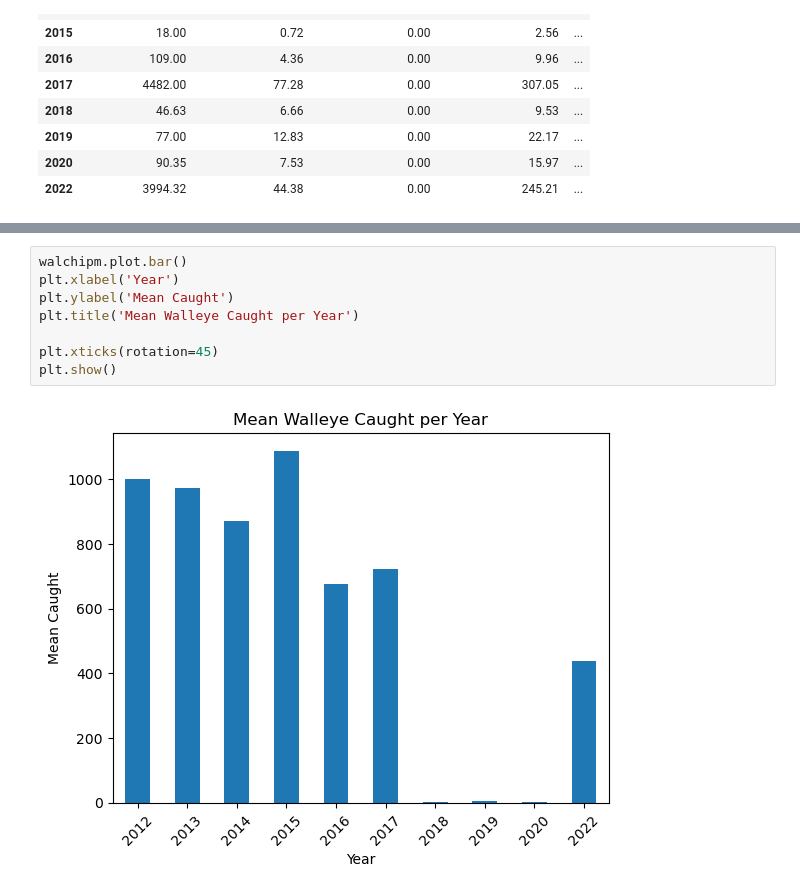
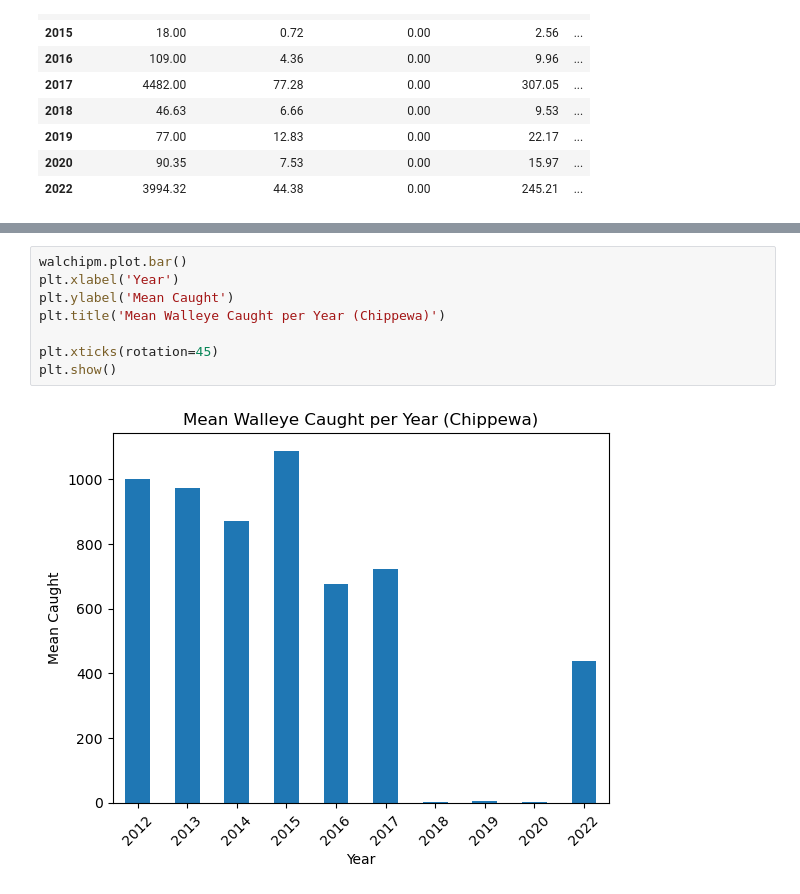
Before and after one commit to jules-krohn/Project1_Group7, a Jupyter notebook: FishingDataCode 1.ipynb, the cells around one changed output, grey strips where cells are left out. Cells and saved outputs as stored; diff of their text form.

```diff
--- a/FishingDataCode 1.ipynb
+++ b/FishingDataCode 1.ipynb
@@ -169,13 +334,13 @@ plt.show()
 # %%
 walchipm.plot.bar()
 plt.xlabel('Year')
 plt.ylabel('Mean Caught')
-plt.title('Mean Walleye Caught per Year')
+plt.title('Mean Walleye Caught per Year (Chippewa)')
 
 plt.xticks(rotation=45)
 plt.show()
 # %% [output]
-[figure, old version]
+[figure, new version]
 # %%
 
 plt.xlabel('Year')
```
Also changed, not shown: parts of 13 cells of this notebook, 2 other files.
